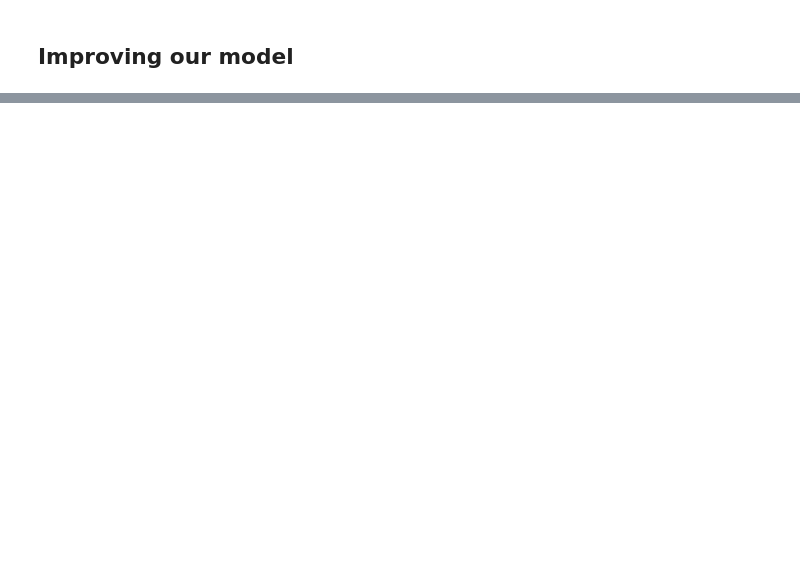
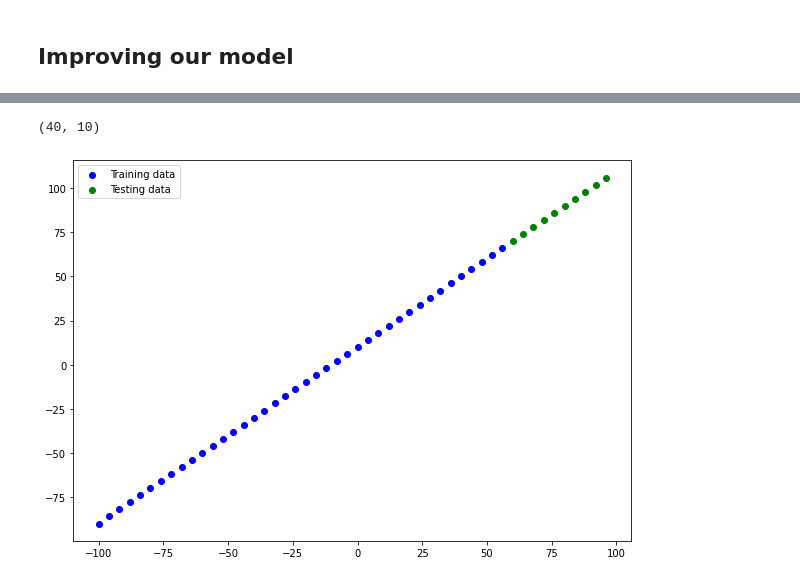
Before and after one commit to bassamadnan/tf-and-neural-network-regression, a Jupyter notebook: neural_network_regression_tf.ipynb, the cells around one changed output, grey strips where cells are left out. Cells and saved outputs as stored; diff of their text form; code cells hidden in the pictures; blank space fills up the shorter version.

```diff
--- a/neural_network_regression_tf.ipynb
+++ b/neural_network_regression_tf.ipynb
@@ -97,0 +223,5 @@ array([[20.16662]], dtype=float32)
+# %%
+# Make a bigger dataset
+X = np.arange(-100, 100, 4)
+y = X + 10
+X, y
@@ -97,0 +238,22 @@ array([[20.16662]], dtype=float32)
+# %%
+# Split the data
+X_train = X[:40] # first 40 examples (80% of data)
+y_train = y[:40]
+
+X_test = X[40:] # last 10 examples (20% of data)
+y_test = y[40:]
+
+len(X_train), len(X_test)
+# %% [output]
+(40, 10)
+# %%
+# Visualizing
+plt.figure(figsize=(10, 7))
+# Plot training data in blue
+plt.scatter(X_train, y_train, c='b', label='Training data')
+# Plot test data in green
+plt.scatter(X_test, y_test, c='g', label='Testing data')
+# Show the legend
+plt.legend();
+# %% [output]
+[figure, added]
```
Also changed, not shown: parts of 21 cells of this notebook.
